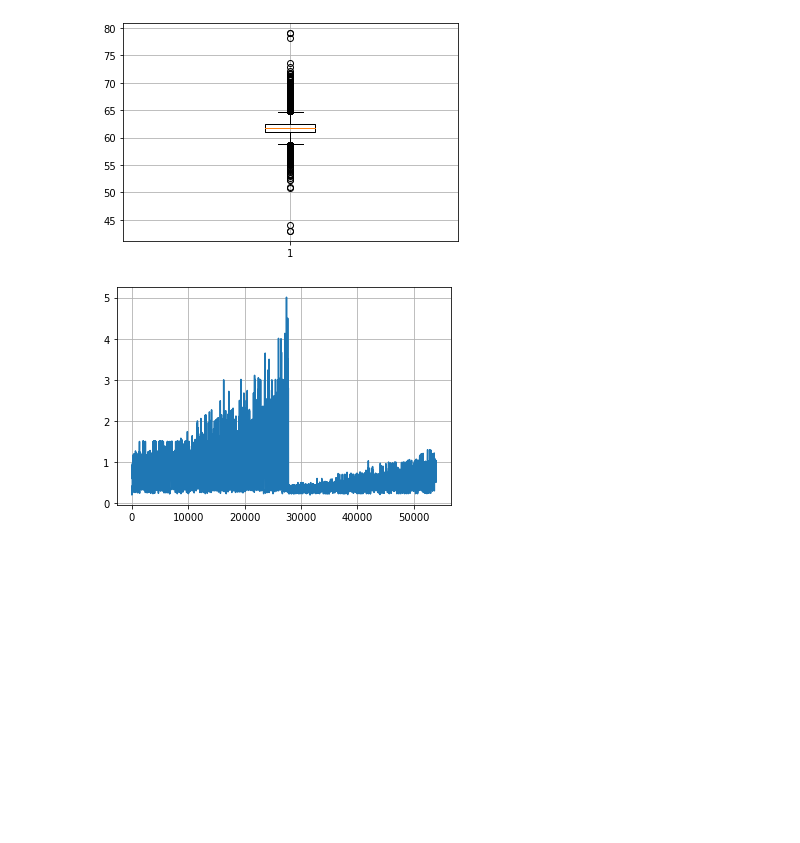
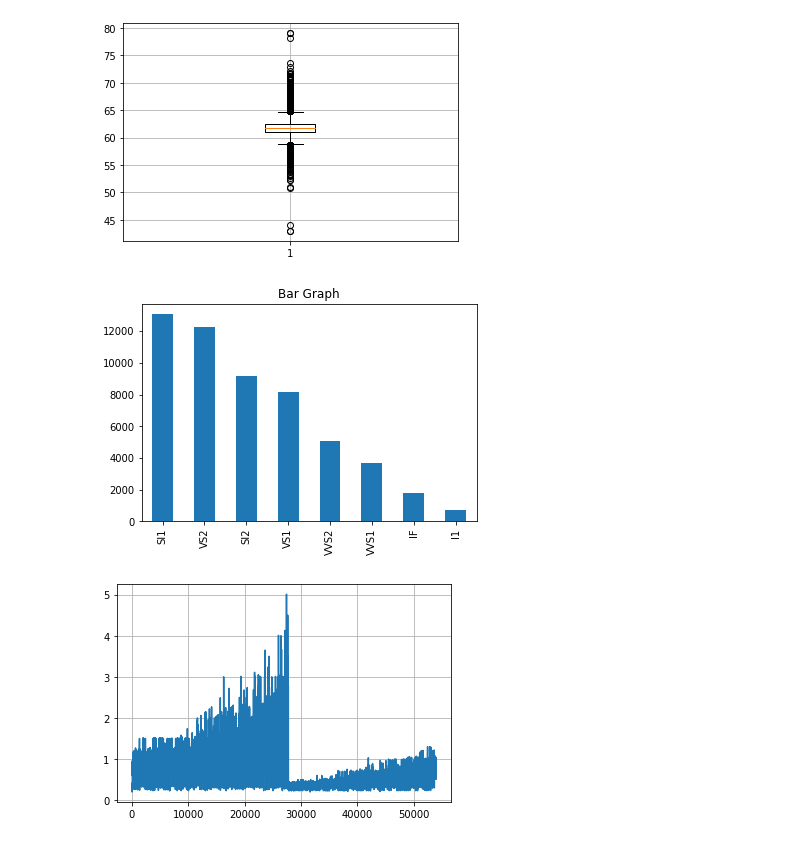
Before and after one commit to iakil/CSCI381_DataAnalytics, a Jupyter notebook: Quiz/Quiz1/A_Bhuiyan_Quiz1.ipynb, the cells around one changed output. Drawn from its saved outputs; the diff is of its cells as text; code cells hidden in the pictures; blank space fills up the shorter version.

```diff
--- a/Quiz/Quiz1/A_Bhuiyan_Quiz1.ipynb
+++ b/Quiz/Quiz1/A_Bhuiyan_Quiz1.ipynb
@@ -147,6 +139,12 @@ plt.grid (True)
 plt.show()
 # %% [output]
 [figure]
+# %%
+clarity = df["clarity"].value_counts()
+clarity.plot( kind="bar", title = 'Bar Graph' )
+plt.show()
+# %% [output]
+[figure, added]
 # %%
 x = df.iloc[:,0]
 y = df['carat'].tolist()
```
Also changed, not shown: parts of 27 cells of this notebook.
